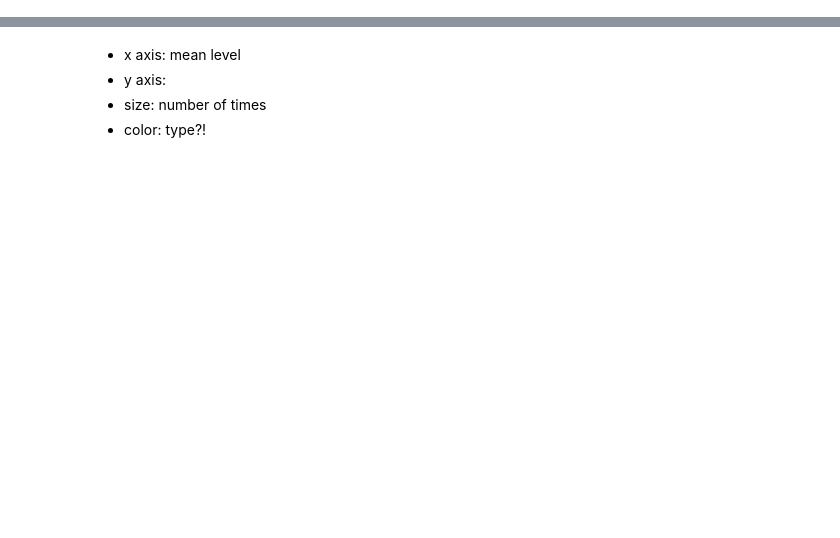
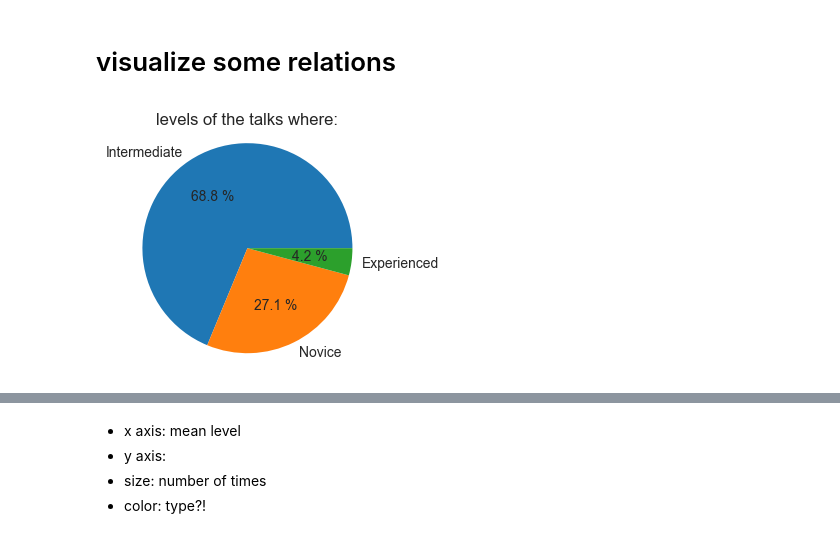
Before and after one commit to nicoa/showcase, a Jupyter notebook: pydatabln2017_filter_and_overview.ipynb, the cells around one changed output, grey strips where cells are left out. Cells and saved outputs as stored; diff of their text form; code cells hidden in the pictures; blank space fills up the shorter version.

Commit message:
completed first version of pydata visualizations

```diff
--- a/pydatabln2017_filter_and_overview.ipynb
+++ b/pydatabln2017_filter_and_overview.ipynb
@@ -59,0 +117,10 @@ Name: level, dtype: int64
+# %% [markdown]
+# visualize some relations
+# %%
+ax = df.level.value_counts().plot.pie(figsize=(3,3), autopct="%1.1f %%")
+ax.axis("equal")
+ax.set_ylabel("")
+ax.set_title("levels of the talks where:")
+plt.show()
+# %% [output]
+[figure, added]
```
Also changed, not shown: parts of 35 cells of this notebook.
